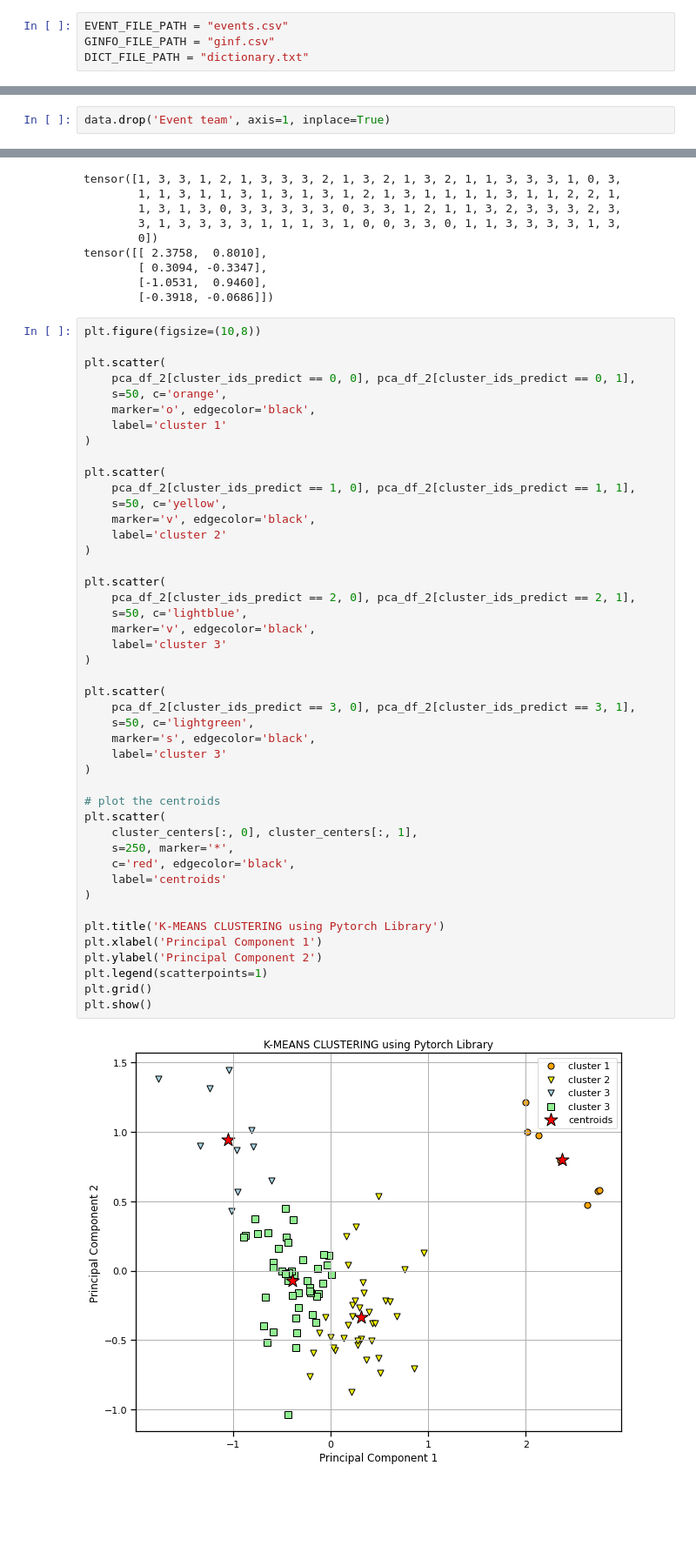
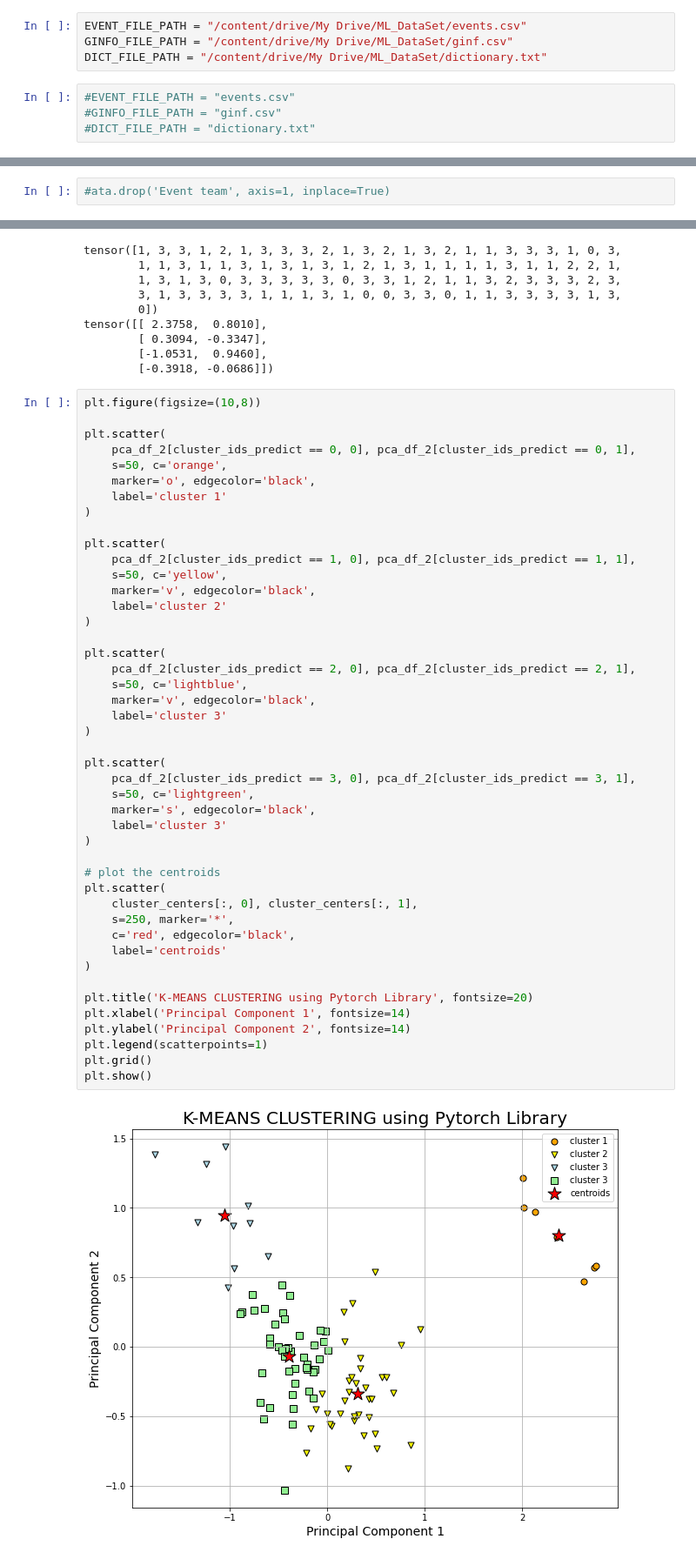
Before and after one commit to NishaMDev/ML-Learning, a Jupyter notebook: Assignment#1/ML_Assignment_1.ipynb, the cells around one changed output, grey strips where cells are left out. Shown at 87% size. Cells and saved outputs as stored; diff of their text form; blank space fills up the shorter version.

```diff
--- a/Assignment#1/ML_Assignment_1.ipynb
+++ b/Assignment#1/ML_Assignment_1.ipynb
@@ -39,7 +40,11 @@ MessageError: ignored
+# %%
+EVENT_FILE_PATH = "/content/drive/My Drive/ML_DataSet/events.csv"
+GINFO_FILE_PATH = "/content/drive/My Drive/ML_DataSet/ginf.csv"
+DICT_FILE_PATH = "/content/drive/My Drive/ML_DataSet/dictionary.txt"
 # %%
-EVENT_FILE_PATH = "events.csv"
-GINFO_FILE_PATH = "ginf.csv"
-DICT_FILE_PATH = "dictionary.txt"
+#EVENT_FILE_PATH = "events.csv"
+#GINFO_FILE_PATH = "ginf.csv"
+#DICT_FILE_PATH = "dictionary.txt"
 # %% [markdown]
 # **Data Understanding and Preprocessing**
 # %%
@@ -375,7 +382,7 @@ data.rename(columns={'head': 'Head'}, inplace = True)
 data.drop('game', axis=1, inplace=True)
 data.drop('Second yellow card', axis=1, inplace=True)
 # %%
-data.drop('Event team', axis=1, inplace=True)
+#ata.drop('Event team', axis=1, inplace=True)
 # %% [markdown]
 ***Drop the null rows***
 # %%
@@ -662,34 +687,34 @@ plt.scatter(
     marker='v', edgecolor='black',
     label='cluster 2'
 )
 
 plt.scatter(
     pca_df_2[cluster_ids_predict == 2, 0], pca_df_2[cluster_ids_predict == 2, 1],
     s=50, c='lightblue',
     marker='v', edgecolor='black',
     label='cluster 3'
 )
 
 plt.scatter(
     pca_df_2[cluster_ids_predict == 3, 0], pca_df_2[cluster_ids_predict == 3, 1],
     s=50, c='lightgreen',
     marker='s', edgecolor='black',
     label='cluster 3'
 )
 
 # plot the centroids
 plt.scatter(
     cluster_centers[:, 0], cluster_centers[:, 1],
     s=250, marker='*',
     c='red', edgecolor='black',
     label='centroids'
 )
 
-plt.title('K-MEANS CLUSTERING using Pytorch Library')
-plt.xlabel('Principal Component 1')
-plt.ylabel('Principal Component 2')
+plt.title('K-MEANS CLUSTERING using Pytorch Library', fontsize=20)
+plt.xlabel('Principal Component 1', fontsize=14)
+plt.ylabel('Principal Component 2', fontsize=14)
 plt.legend(scatterpoints=1)
 plt.grid()
 plt.show()
 # %% [output]
-[figure, old version]
+[figure, new version]
```
Also changed, not shown: parts of 12 cells of this notebook.
